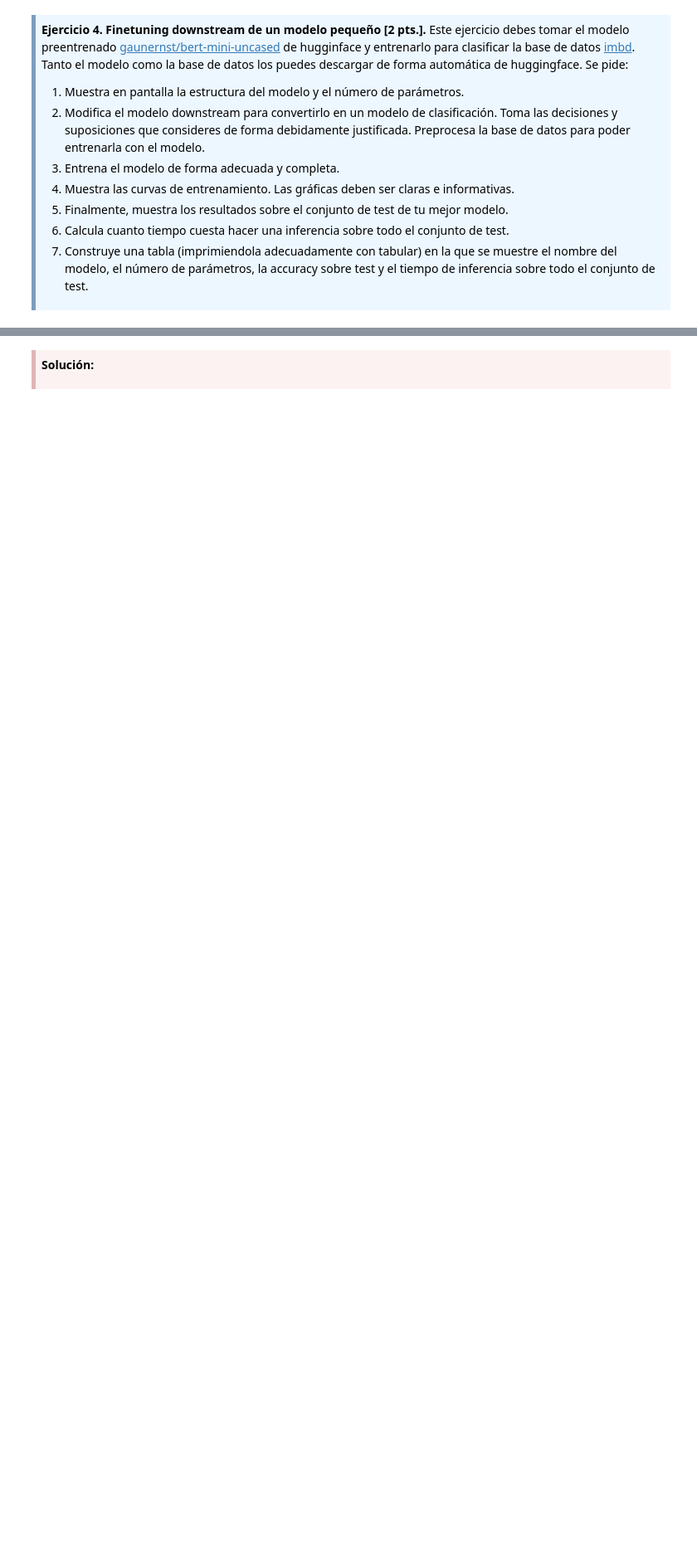
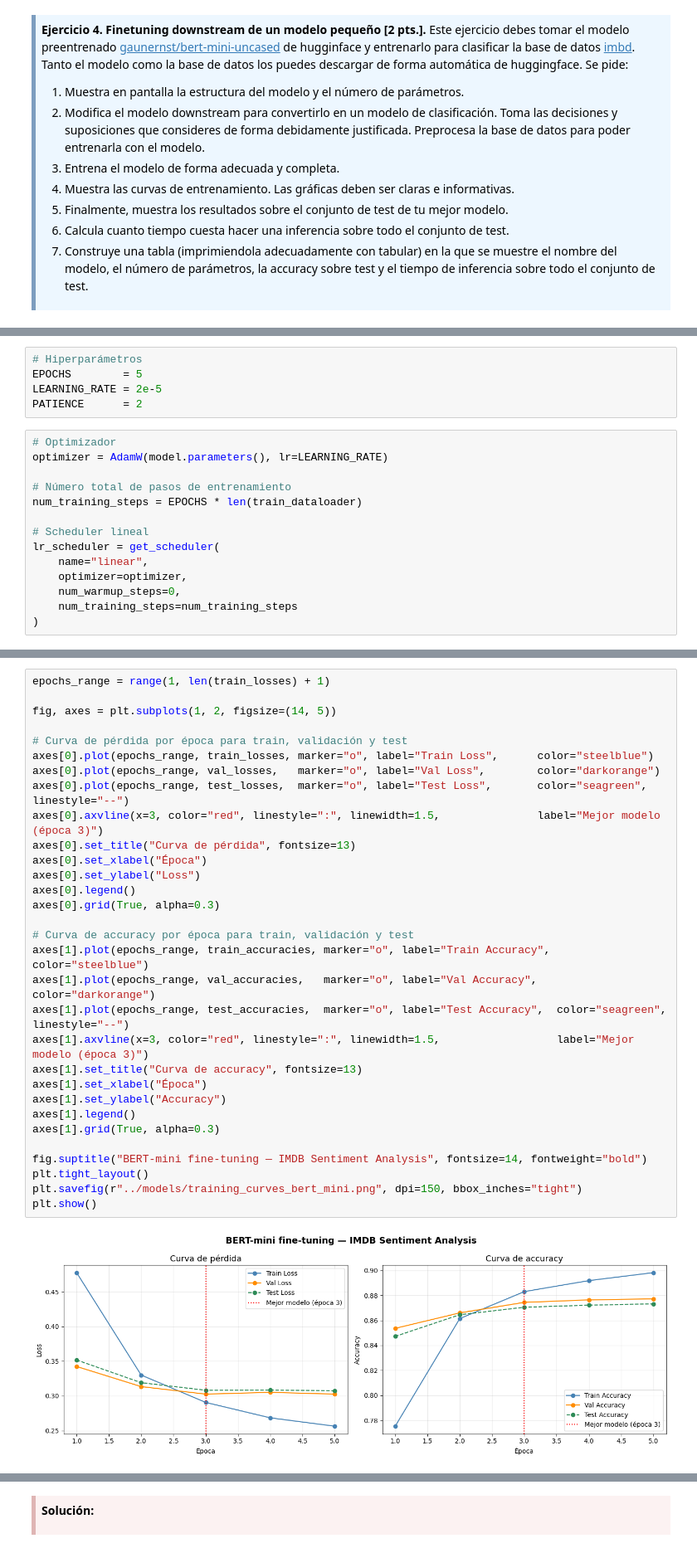
Before and after one commit to JulioUQ/Deep-learning, a Jupyter notebook: Módulo 4- Transformadores/Enunciado de la PEC/20252_PEC3_UbedaQuesada_Julio.ipynb, the cells around one changed output, grey strips where cells are left out. Shown at 83% size. Drawn from its saved outputs; the diff is of its cells as text; blank space fills up the shorter version.

```diff
--- a/Módulo 4- Transformadores/Enunciado de la PEC/20252_PEC3_UbedaQuesada_Julio.ipynb
+++ b/Módulo 4- Transformadores/Enunciado de la PEC/20252_PEC3_UbedaQuesada_Julio.ipynb
@@ -1572,0 +1620,19 @@ tokenized_dataset = dataset.map(
+# %%
+# Hiperparámetros
+EPOCHS        = 5
+LEARNING_RATE = 2e-5
+PATIENCE      = 2
+# %%
+# Optimizador
+optimizer = AdamW(model.parameters(), lr=LEARNING_RATE)
+
+# Número total de pasos de entrenamiento
+num_training_steps = EPOCHS * len(train_dataloader)
+
+# Scheduler lineal
+lr_scheduler = get_scheduler(
+    name="linear",
+    optimizer=optimizer,
+    num_warmup_steps=0,
+    num_training_steps=num_training_steps
+)
@@ -1572,0 +1827,33 @@ tokenized_dataset = dataset.map(
+# %%
+epochs_range = range(1, len(train_losses) + 1)
+
+fig, axes = plt.subplots(1, 2, figsize=(14, 5))
+
+# Curva de pérdida por época para train, validación y test
+axes[0].plot(epochs_range, train_losses, marker="o", label="Train Loss",      color="steelblue")
+axes[0].plot(epochs_range, val_losses,   marker="o", label="Val Loss",        color="darkorange")
+axes[0].plot(epochs_range, test_losses,  marker="o", label="Test Loss",       color="seagreen",  linestyle="--")
+axes[0].axvline(x=3, color="red", linestyle=":", linewidth=1.5,               label="Mejor modelo (época 3)")
+axes[0].set_title("Curva de pérdida", fontsize=13)
+axes[0].set_xlabel("Época")
+axes[0].set_ylabel("Loss")
+axes[0].legend()
+axes[0].grid(True, alpha=0.3)
+
+# Curva de accuracy por época para train, validación y test
+axes[1].plot(epochs_range, train_accuracies, marker="o", label="Train Accuracy", color="steelblue")
+axes[1].plot(epochs_range, val_accuracies,   marker="o", label="Val Accuracy",   color="darkorange")
+axes[1].plot(epochs_range, test_accuracies,  marker="o", label="Test Accuracy",  color="seagreen",  linestyle="--")
+axes[1].axvline(x=3, color="red", linestyle=":", linewidth=1.5,                  label="Mejor modelo (época 3)")
+axes[1].set_title("Curva de accuracy", fontsize=13)
+axes[1].set_xlabel("Época")
+axes[1].set_ylabel("Accuracy")
+axes[1].legend()
+axes[1].grid(True, alpha=0.3)
+
+fig.suptitle("BERT-mini fine-tuning — IMDB Sentiment Analysis", fontsize=14, fontweight="bold")
+plt.tight_layout()
+plt.savefig(r"../models/training_curves_bert_mini.png", dpi=150, bbox_inches="tight")
+plt.show()
+# %% [output]
+[figure, added]
```
Also changed, not shown: parts of 50 cells of this notebook, 6 other files.
